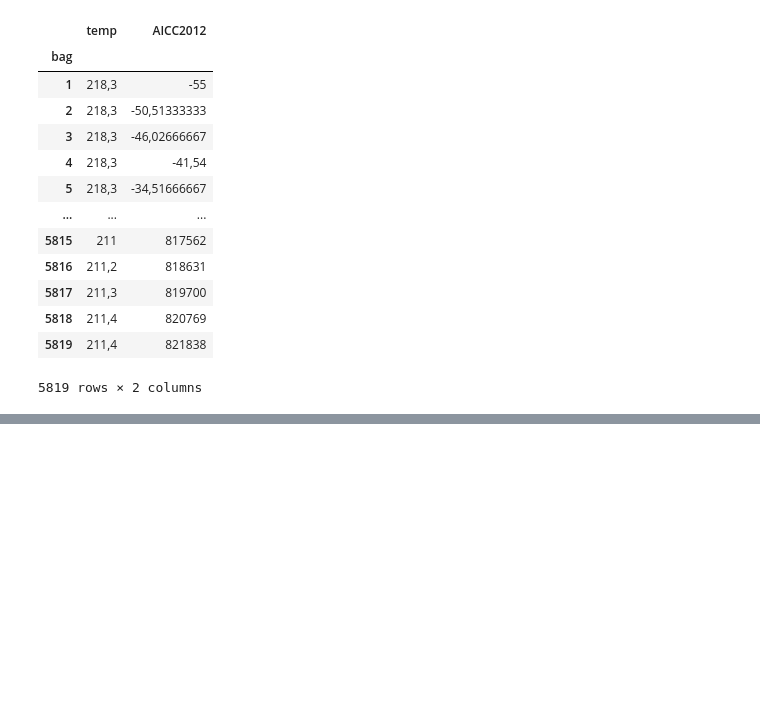
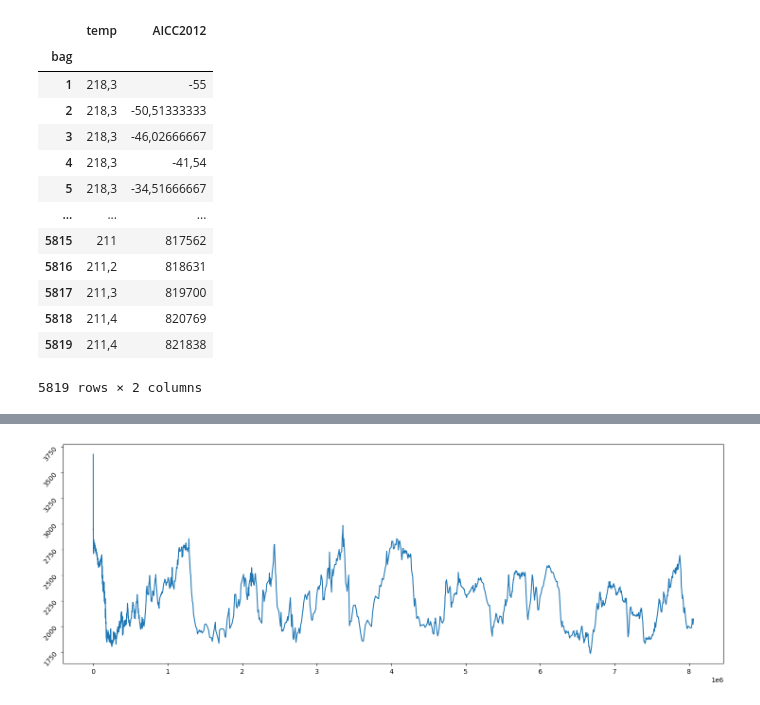
Before and after one commit to yimak/Programming_for_DA_project_2, a Jupyter notebook: project.ipynb, the cells around one changed output, grey strips where cells are left out. Saved outputs shown, nothing was run; the diff lists cells and outputs as text; code cells hidden in the pictures; blank space fills up the shorter version.

Commit message:
plot CO2 & Temp variables

```diff
--- a/project.ipynb
+++ b/project.ipynb
@@ -63 +64,24 @@ dff
 1901 rows × 2 columns
+# %%
+import matplotlib.pyplot as plt
+import pandas as pd
+
+# Read the CSV file
+CO2 = pd.read_csv('CO22.csv')
+
+
+# plotting Gasage (yr BP) vs CO2 (ppmv)
+plt.figure(figsize=(18, 6))
+x_axis = CO2['Gasage (yr BP)']
+y_axis = CO2['CO2 (ppmv)']
+plt.plot(x_axis, y_axis)
+
+
+#https://stackoverflow.com/questions/26700598/matplotlib-showing-x-tick-labels-overlapping
+
+# Set y-axis ticks
+plt.yticks(rotation=50, ha='right')
+
+plt.show()
+# %% [output]
+[figure, added]
```
Also changed, not shown: parts of 2 cells of this notebook, 5 other files.
